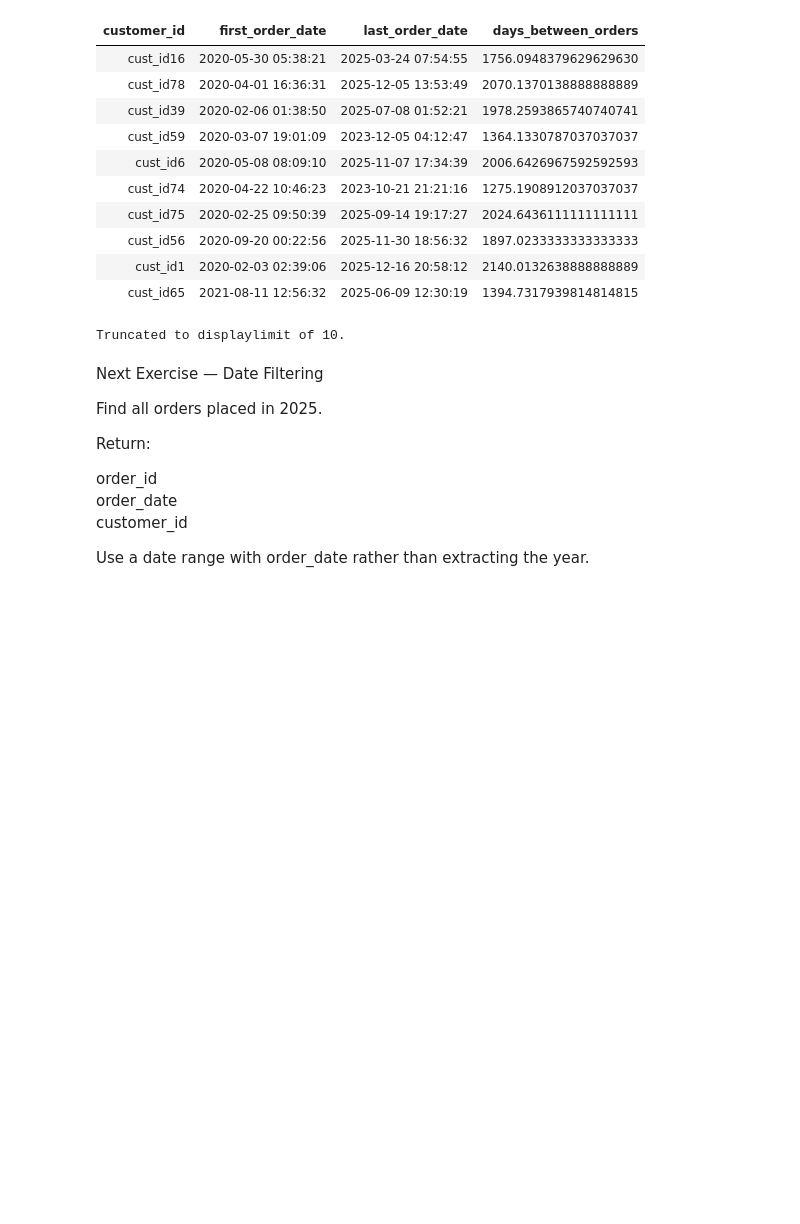
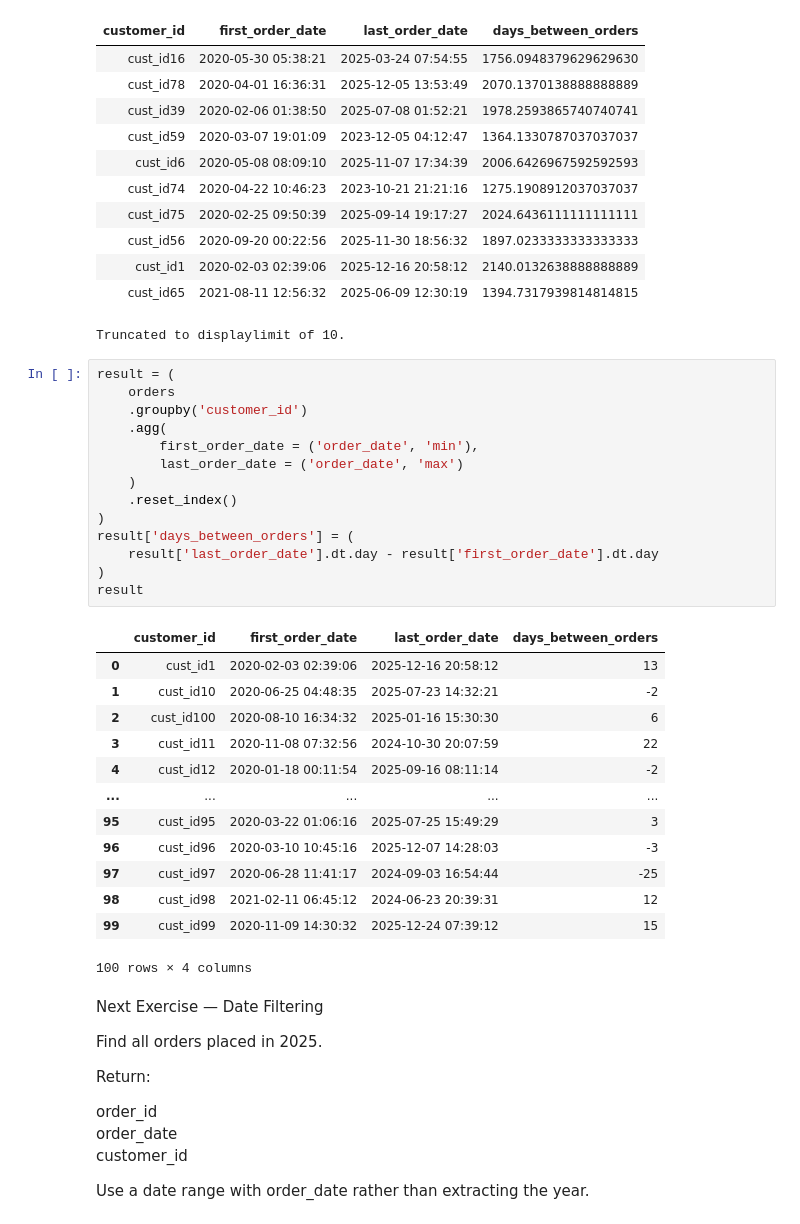
Before and after one commit to umesh-creates/sql_pandas_exercise_and_notes, a Jupyter notebook: retail_analysis exercise/date _and_time.ipynb, the cells around one changed output. Drawn from its saved outputs; the diff is of its cells as text; blank space fills up the shorter version.

Commit message:
sql to pandas date and time up to 'monthly revenue'

```diff
--- a/retail_analysis exercise/date _and_time.ipynb
+++ b/retail_analysis exercise/date _and_time.ipynb
@@ -1456,6 +1456,34 @@ Running query in 'postgresql://postgres.zdtizyvifuiegbbfpsee:***@aws-0-ap-southe
 | cust_id1 | 2020-02-03 02:39:06 | 2025-12-16 20:58:12 | 2140.0132638888888889 |
 | cust_id65 | 2021-08-11 12:56:32 | 2025-06-09 12:30:19 | 1394.7317939814814815 |
 Truncated to displaylimit of 10.
+# %%
+result = (
+    orders
+    .groupby('customer_id')
+    .agg(
+        first_order_date = ('order_date', 'min'),
+        last_order_date = ('order_date', 'max')
+    )
+    .reset_index()
+)
+result['days_between_orders'] = (
+    result['last_order_date'].dt.day - result['first_order_date'].dt.day
+)
+result
+# %% [output]
+|  | customer_id | first_order_date | last_order_date | days_between_orders |
+| 0 | cust_id1 | 2020-02-03 02:39:06 | 2025-12-16 20:58:12 | 13 |
+| 1 | cust_id10 | 2020-06-25 04:48:35 | 2025-07-23 14:32:21 | -2 |
+| 2 | cust_id100 | 2020-08-10 16:34:32 | 2025-01-16 15:30:30 | 6 |
+| 3 | cust_id11 | 2020-11-08 07:32:56 | 2024-10-30 20:07:59 | 22 |
+| 4 | cust_id12 | 2020-01-18 00:11:54 | 2025-09-16 08:11:14 | -2 |
+| ... | ... | ... | ... | ... |
+| 95 | cust_id95 | 2020-03-22 01:06:16 | 2025-07-25 15:49:29 | 3 |
+| 96 | cust_id96 | 2020-03-10 10:45:16 | 2025-12-07 14:28:03 | -3 |
+| 97 | cust_id97 | 2020-06-28 11:41:17 | 2024-09-03 16:54:44 | -25 |
+| 98 | cust_id98 | 2021-02-11 06:45:12 | 2024-06-23 20:39:31 | 12 |
+| 99 | cust_id99 | 2020-11-09 14:30:32 | 2025-12-24 07:39:12 | 15 |
+100 rows × 4 columns
 # %% [markdown]
 Next Exercise — Date Filtering
 
```
Also changed, not shown: parts of 15 cells of this notebook.
